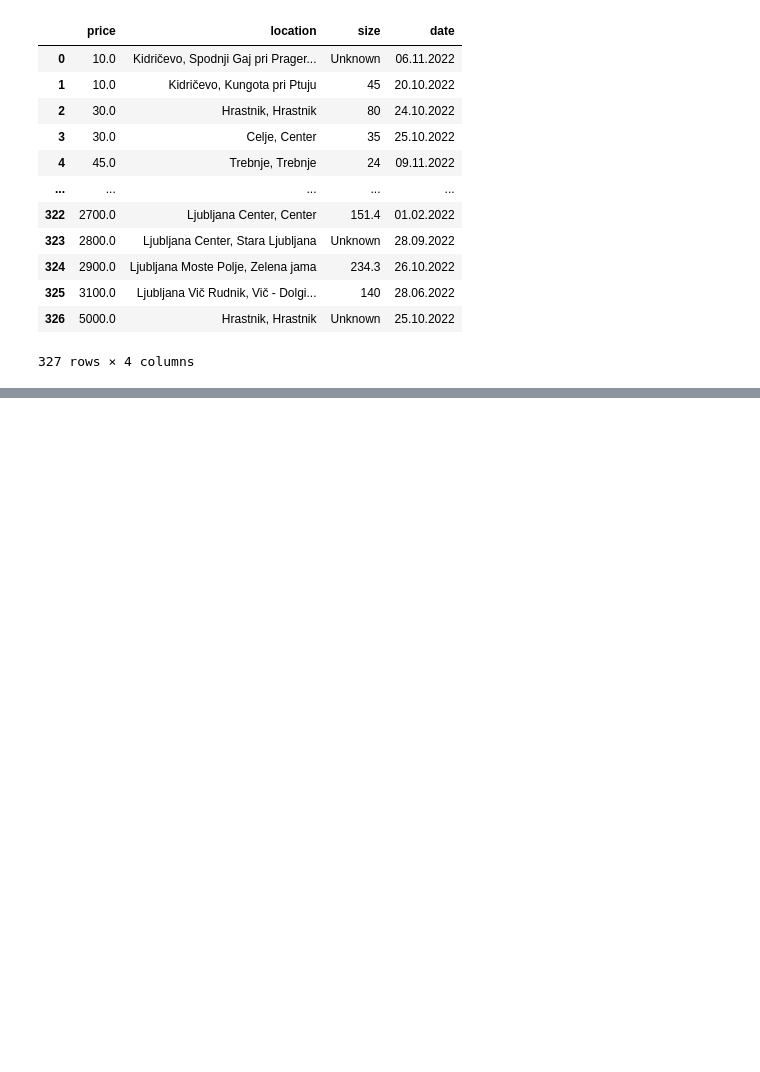
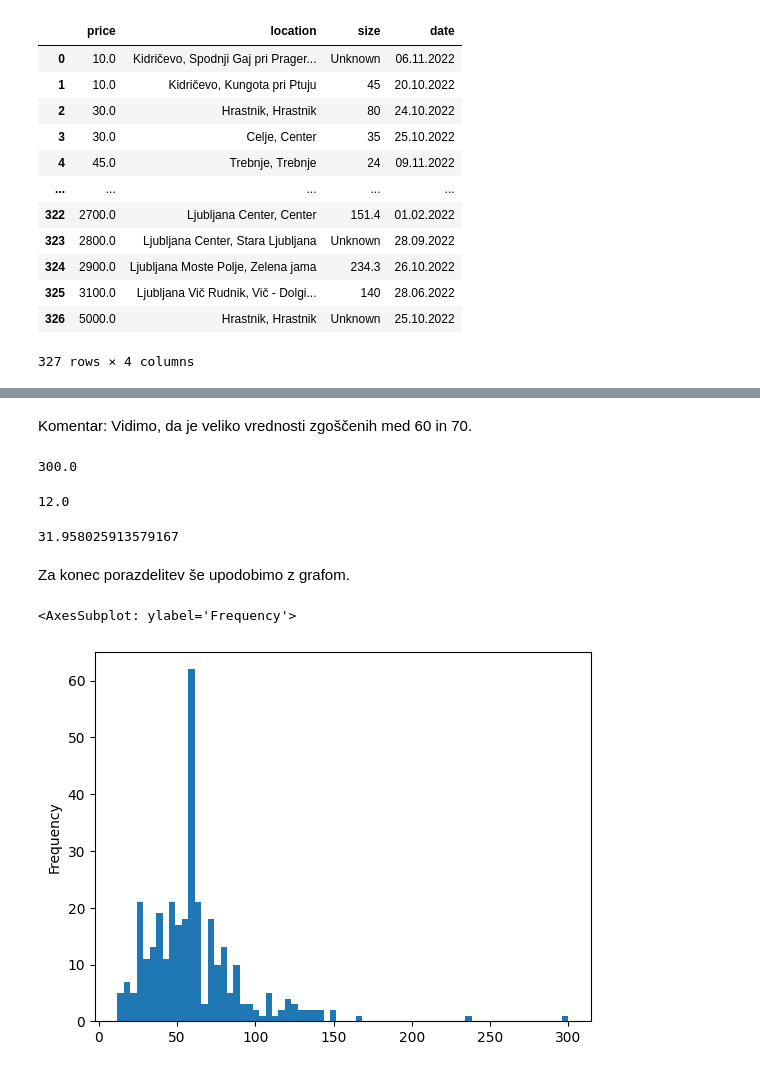
Before and after one commit to MartinZust123/Projektna-naloga---analiza-podatkov, a Jupyter notebook: analiza_podatkov.ipynb, the cells around one changed output, grey strips where cells are left out. Drawn from its saved outputs; the diff is of its cells as text; code cells hidden in the pictures; blank space fills up the shorter version.

```diff
--- a/analiza_podatkov.ipynb
+++ b/analiza_podatkov.ipynb
@@ -161,0 +209,3 @@ st
+# %%
+st["size"] = st["size"].replace(["Unknown"], povprečna_površina)
+st
@@ -161,0 +228,3 @@ st
+# %%
+st["size"] = st["size"].astype(float)
+st
@@ -161,0 +247,3 @@ st
+# %%
+st["per_m^2"] = st["price"] / st["size"]
+st
@@ -161,0 +266,5 @@ st
+# %%
+import datetime
+st["date"] = (datetime.datetime.now() - st["date"].apply(pd.to_datetime))
+st.date = st["date"].dt.days
+st
@@ -161,0 +308,24 @@ st
+# %% [markdown]
+Komentar: Vidimo, da je veliko vrednosti zgoščenih med 60 in 70.
+# %%
+maksimum = st["size"].max()
+maksimum
+# %% [output]
+300.0
+# %%
+minimum = st["size"].min()
+minimum
+# %% [output]
+12.0
+# %%
+std = st["size"].std()
+std
+# %% [output]
+31.958025913579167
+# %% [markdown]
+Za konec porazdelitev še upodobimo z grafom.
+# %%
+st["size"].plot.hist(bins=70)
+# %% [output]
+<AxesSubplot: ylabel='Frequency'>
+[figure, added]
```
Also changed, not shown: parts of 48 cells of this notebook.
